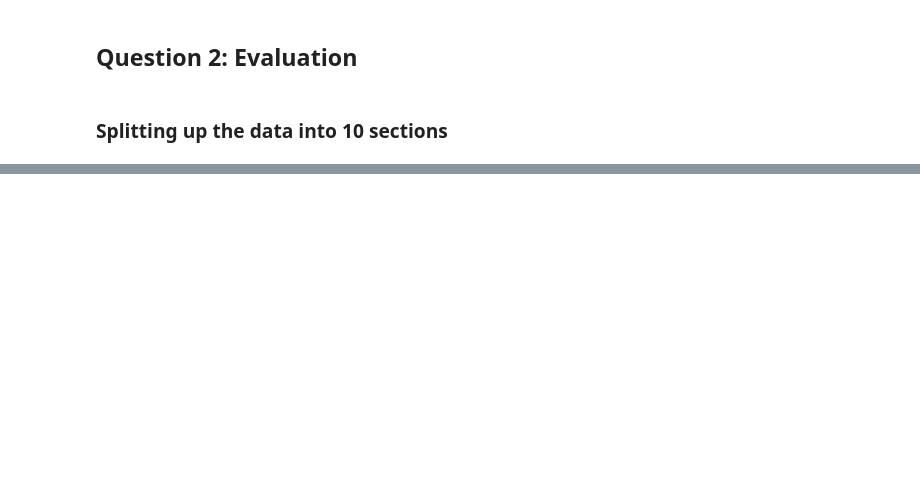
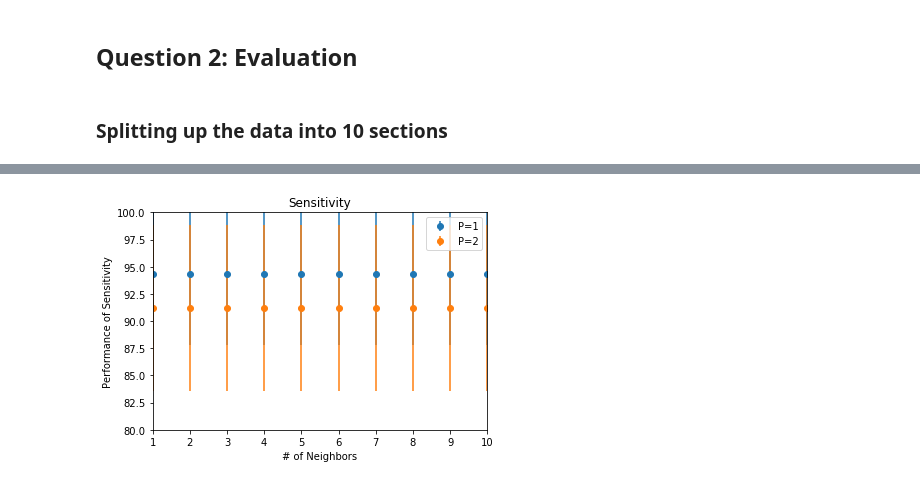
Before and after one commit to cgome032/CS171, a Jupyter notebook: Assignment2/Assignment-2.ipynb, the cells around one changed output, grey strips where cells are left out. Drawn from its saved outputs; the diff is of its cells as text; code cells hidden in the pictures; blank space fills up the shorter version.

```diff
--- a/Assignment2/Assignment-2.ipynb
+++ b/Assignment2/Assignment-2.ipynb
@@ -203,0 +284,15 @@ Specificity: 97.37991266375546
+# %%
+# Sensitivty Plots
+x_coor = list(range(1,11))
+
+plt.figure(1)
+plt.xlabel('# of Neighbors')
+plt.ylabel('Performance of Sensitivity')
+plt.axis([1,10,80,100])
+plt.errorbar(x_coor, mSensitivityList[0], yerr=stSensitivityList[0],fmt='o')
+plt.errorbar(x_coor, mSensitivityList[1], yerr=stSensitivityList[1],fmt='o')
+plt.legend(('P=1','P=2'))
+plt.title("Sensitivity")
+plt.show()
+# %% [output]
+[figure, added]
```
Also changed, not shown: parts of 18 cells of this notebook.
